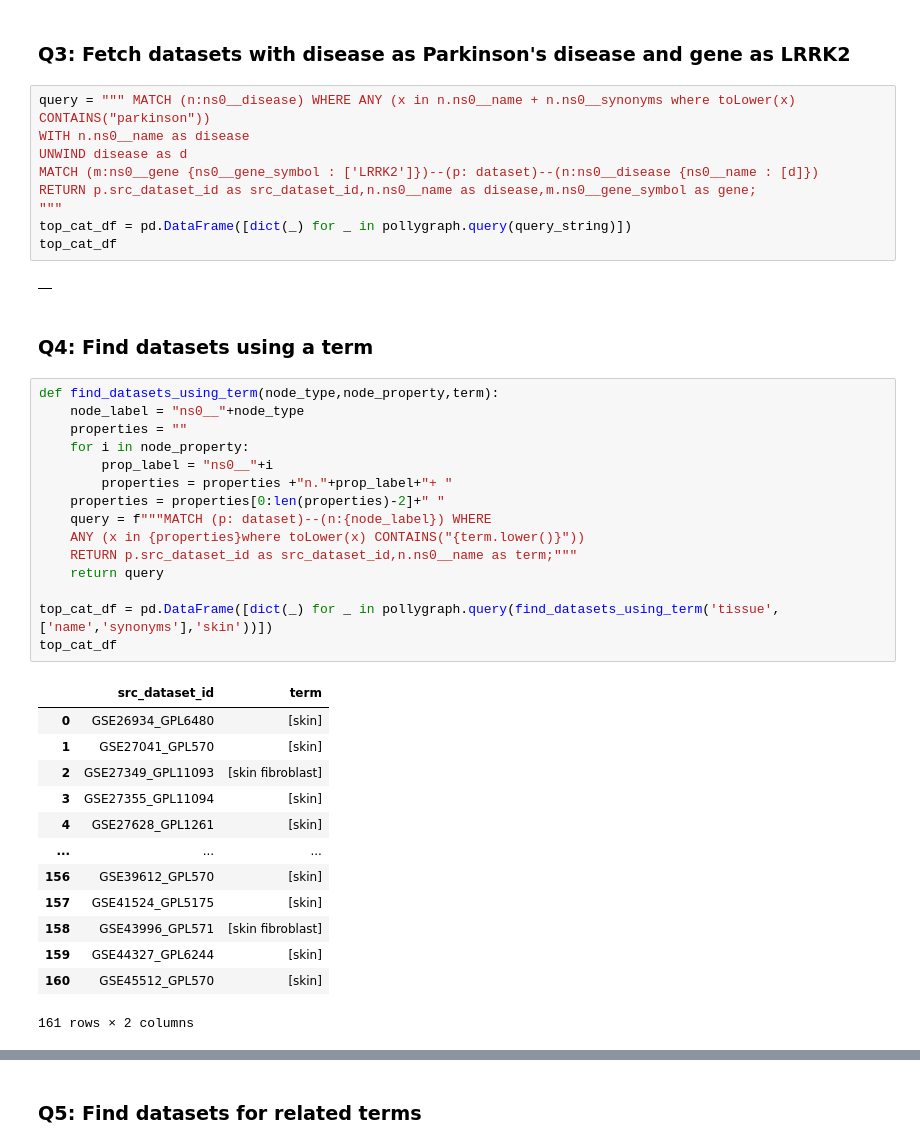
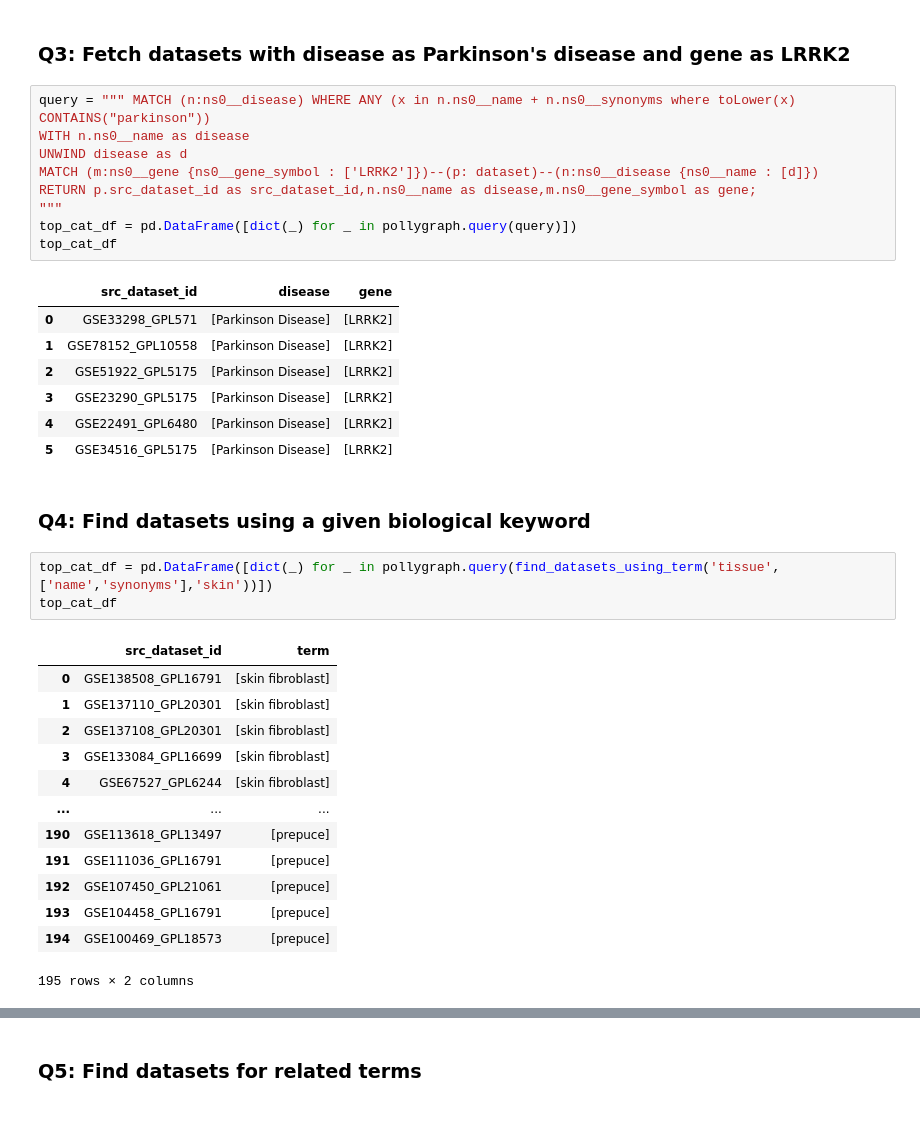
Before and after one commit to ElucidataInc/polly-python, a Jupyter notebook: Discover/pollygraph/Search_KG.ipynb, the cells around one changed output, grey strips where cells are left out. Saved outputs shown, nothing was run; the diff lists cells and outputs as text; blank space fills up the shorter version.

```diff
--- a/Discover/pollygraph/Search_KG.ipynb
+++ b/Discover/pollygraph/Search_KG.ipynb
@@ -278,45 +315,39 @@ top_cat_df
 # %%
 query = """ MATCH (n:ns0__disease) WHERE ANY (x in n.ns0__name + n.ns0__synonyms where toLower(x) CONTAINS("parkinson"))
 WITH n.ns0__name as disease
 UNWIND disease as d
 MATCH (m:ns0__gene {ns0__gene_symbol : ['LRRK2']})--(p: dataset)--(n:ns0__disease {ns0__name : [d]})
 RETURN p.src_dataset_id as src_dataset_id,n.ns0__name as disease,m.ns0__gene_symbol as gene;
 """
-top_cat_df = pd.DataFrame([dict(_) for _ in pollygraph.query(query_string)])
+top_cat_df = pd.DataFrame([dict(_) for _ in pollygraph.query(query)])
 top_cat_df
 # %% [output]
-|  |
+|  | src_dataset_id | disease | gene |
+| 0 | GSE33298_GPL571 | [Parkinson Disease] | [LRRK2] |
+| 1 | GSE78152_GPL10558 | [Parkinson Disease] | [LRRK2] |
+| 2 | GSE51922_GPL5175 | [Parkinson Disease] | [LRRK2] |
+| 3 | GSE23290_GPL5175 | [Parkinson Disease] | [LRRK2] |
+| 4 | GSE22491_GPL6480 | [Parkinson Disease] | [LRRK2] |
+| 5 | GSE34516_GPL5175 | [Parkinson Disease] | [LRRK2] |
 # %% [markdown]
-### Q4: Find datasets using a term
+### Q4: Find datasets using a given biological keyword
 # %%
-def find_datasets_using_term(node_type,node_property,term):
-    node_label = "ns0__"+node_type
-    properties = ""
-    for i in node_property:
-        prop_label = "ns0__"+i
-        properties = properties +"n."+prop_label+"+ "
-    properties = properties[0:len(properties)-2]+" "
-    query = f"""MATCH (p: dataset)--(n:{node_label}) WHERE
-    ANY (x in {properties}where toLower(x) CONTAINS("{term.lower()}"))
-    RETURN p.src_dataset_id as src_dataset_id,n.ns0__name as term;"""
-    return query
-
 top_cat_df = pd.DataFrame([dict(_) for _ in pollygraph.query(find_datasets_using_term('tissue',['name','synonyms'],'skin'))])
 top_cat_df
 # %% [output]
 |  | src_dataset_id | term |
-| 0 | GSE26934_GPL6480 | [skin] |
-| 1 | GSE27041_GPL570 | [skin] |
-| 2 | GSE27349_GPL11093 | [skin fibroblast] |
-| 3 | GSE27355_GPL11094 | [skin] |
-| 4 | GSE27628_GPL1261 | [skin] |
+| 0 | GSE138508_GPL16791 | [skin fibroblast] |
+| 1 | GSE137110_GPL20301 | [skin fibroblast] |
+| 2 | GSE137108_GPL20301 | [skin fibroblast] |
+| 3 | GSE133084_GPL16699 | [skin fibroblast] |
+| 4 | GSE67527_GPL6244 | [skin fibroblast] |
 | ... | ... | ... |
-| 156 | GSE39612_GPL570 | [skin] |
-| 157 | GSE41524_GPL5175 | [skin] |
-| 158 | GSE43996_GPL571 | [skin fibroblast] |
-| 159 | GSE44327_GPL6244 | [skin] |
-| 160 | GSE45512_GPL570 | [skin] |
+| 190 | GSE113618_GPL13497 | [prepuce] |
+| 191 | GSE111036_GPL16791 | [prepuce] |
+| 192 | GSE107450_GPL21061 | [prepuce] |
+| 193 | GSE104458_GPL16791 | [prepuce] |
+| 194 | GSE100469_GPL18573 | [prepuce] |
-161 rows × 2 columns
+195 rows × 2 columns
 # %%
 top_cat_df = pd.DataFrame([dict(_) for _ in pollygraph.query(find_datasets_using_term('disease',['name','synonyms'],'neoplasm'))])
 top_cat_df
```
Also changed, not shown: parts of 13 cells of this notebook.
